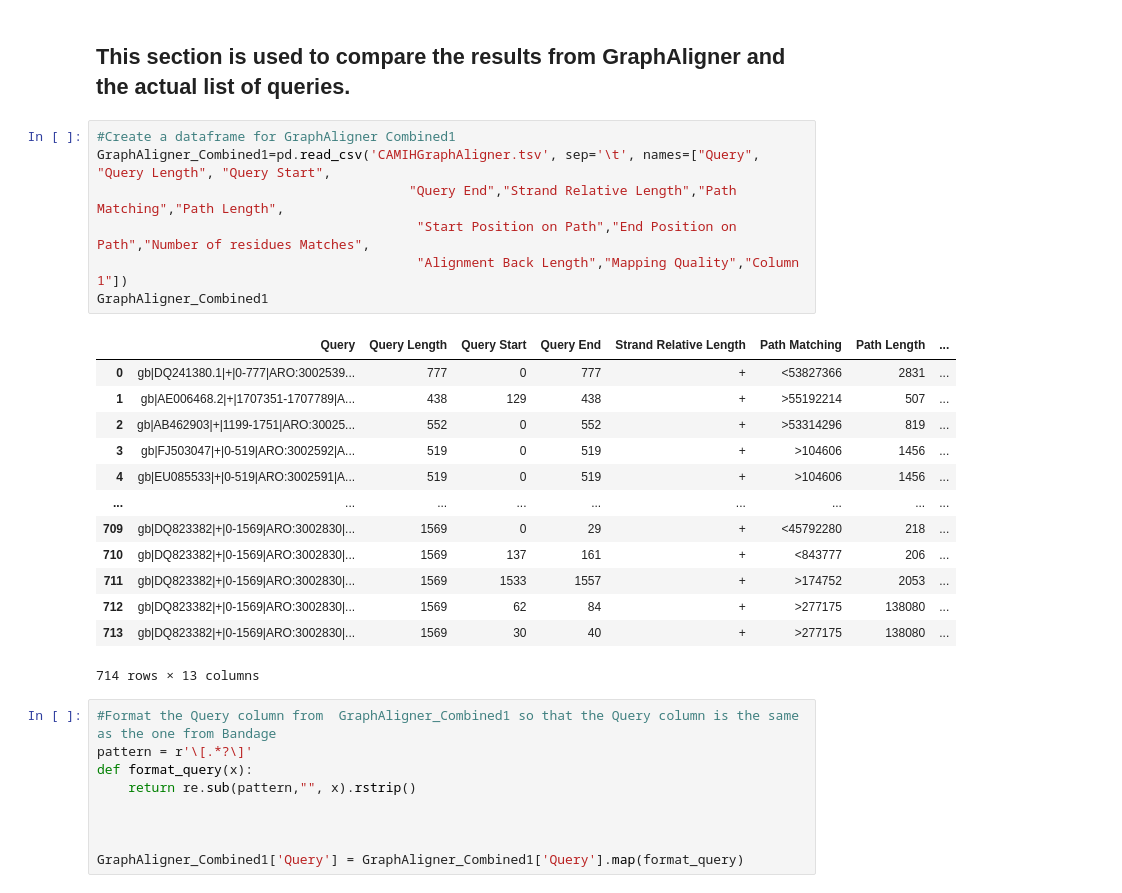
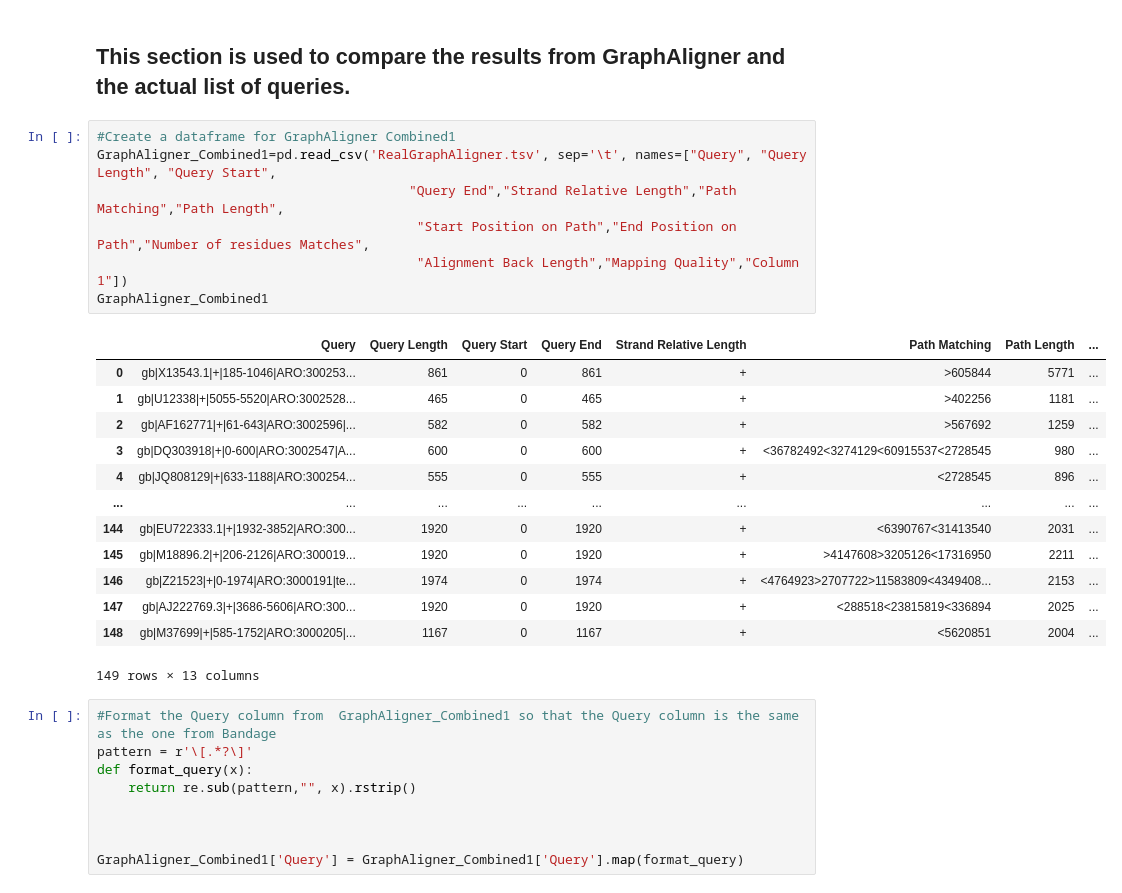
Before and after one commit to Yusreen/Thesis, a Jupyter notebook: Results and findings/CompareQueryAndResults.ipynb, the cells around one changed output. Drawn from its saved outputs; the diff is of its cells as text.

```diff
--- a/Results and findings/CompareQueryAndResults.ipynb
+++ b/Results and findings/CompareQueryAndResults.ipynb
@@ -430,25 +442,25 @@ TypeError: can only concatenate str (not "int") to str
 ## This section is used to compare the results from GraphAligner and the actual list of queries.
 # %%
 #Create a dataframe for GraphAligner Combined1
-GraphAligner_Combined1=pd.read_csv('CAMIHGraphAligner.tsv', sep='\t', names=["Query", "Query Length", "Query Start",
+GraphAligner_Combined1=pd.read_csv('RealGraphAligner.tsv', sep='\t', names=["Query", "Query Length", "Query Start",
                                         "Query End","Strand Relative Length","Path Matching","Path Length",
                                          "Start Position on Path","End Position on Path","Number of residues Matches",
                                          "Alignment Back Length","Mapping Quality","Column 1"])
 GraphAligner_Combined1
 # %% [output]
 |  | Query | Query Length | Query Start | Query End | Strand Relative Length | Path Matching | Path Length | ... |
-| 0 | gb|DQ241380.1|+|0-777|ARO:3002539... | 777 | 0 | 777 | + | <53827366 | 2831 | ... |
-| 1 | gb|AE006468.2|+|1707351-1707789|A... | 438 | 129 | 438 | + | >55192214 | 507 | ... |
-| 2 | gb|AB462903|+|1199-1751|ARO:30025... | 552 | 0 | 552 | + | >53314296 | 819 | ... |
-| 3 | gb|FJ503047|+|0-519|ARO:3002592|A... | 519 | 0 | 519 | + | >104606 | 1456 | ... |
-| 4 | gb|EU085533|+|0-519|ARO:3002591|A... | 519 | 0 | 519 | + | >104606 | 1456 | ... |
+| 0 | gb|X13543.1|+|185-1046|ARO:300253... | 861 | 0 | 861 | + | >605844 | 5771 | ... |
+| 1 | gb|U12338|+|5055-5520|ARO:3002528... | 465 | 0 | 465 | + | >402256 | 1181 | ... |
+| 2 | gb|AF162771|+|61-643|ARO:3002596|... | 582 | 0 | 582 | + | >567692 | 1259 | ... |
+| 3 | gb|DQ303918|+|0-600|ARO:3002547|A... | 600 | 0 | 600 | + | <36782492<3274129<60915537<2728545 | 980 | ... |
+| 4 | gb|JQ808129|+|633-1188|ARO:300254... | 555 | 0 | 555 | + | <2728545 | 896 | ... |
 | ... | ... | ... | ... | ... | ... | ... | ... | ... |
-| 709 | gb|DQ823382|+|0-1569|ARO:3002830|... | 1569 | 0 | 29 | + | <45792280 | 218 | ... |
-| 710 | gb|DQ823382|+|0-1569|ARO:3002830|... | 1569 | 137 | 161 | + | <843777 | 206 | ... |
-| 711 | gb|DQ823382|+|0-1569|ARO:3002830|... | 1569 | 1533 | 1557 | + | >174752 | 2053 | ... |
-| 712 | gb|DQ823382|+|0-1569|ARO:3002830|... | 1569 | 62 | 84 | + | >277175 | 138080 | ... |
-| 713 | gb|DQ823382|+|0-1569|ARO:3002830|... | 1569 | 30 | 40 | + | >277175 | 138080 | ... |
+| 144 | gb|EU722333.1|+|1932-3852|ARO:300... | 1920 | 0 | 1920 | + | <6390767<31413540 | 2031 | ... |
+| 145 | gb|M18896.2|+|206-2126|ARO:300019... | 1920 | 0 | 1920 | + | >4147608>3205126<17316950 | 2211 | ... |
+| 146 | gb|Z21523|+|0-1974|ARO:3000191|te... | 1974 | 0 | 1974 | + | <4764923>2707722>11583809<4349408... | 2153 | ... |
+| 147 | gb|AJ222769.3|+|3686-5606|ARO:300... | 1920 | 0 | 1920 | + | <288518<23815819<336894 | 2025 | ... |
+| 148 | gb|M37699|+|585-1752|ARO:3000205|... | 1167 | 0 | 1167 | + | <5620851 | 2004 | ... |
-714 rows × 13 columns
+149 rows × 13 columns
 # %%
 #Format the Query column from  GraphAligner_Combined1 so that the Query column is the same as the one from Bandage
 pattern = r'\[.*?\]'
```
Also changed, not shown: parts of 17 cells of this notebook, 37 other files.
